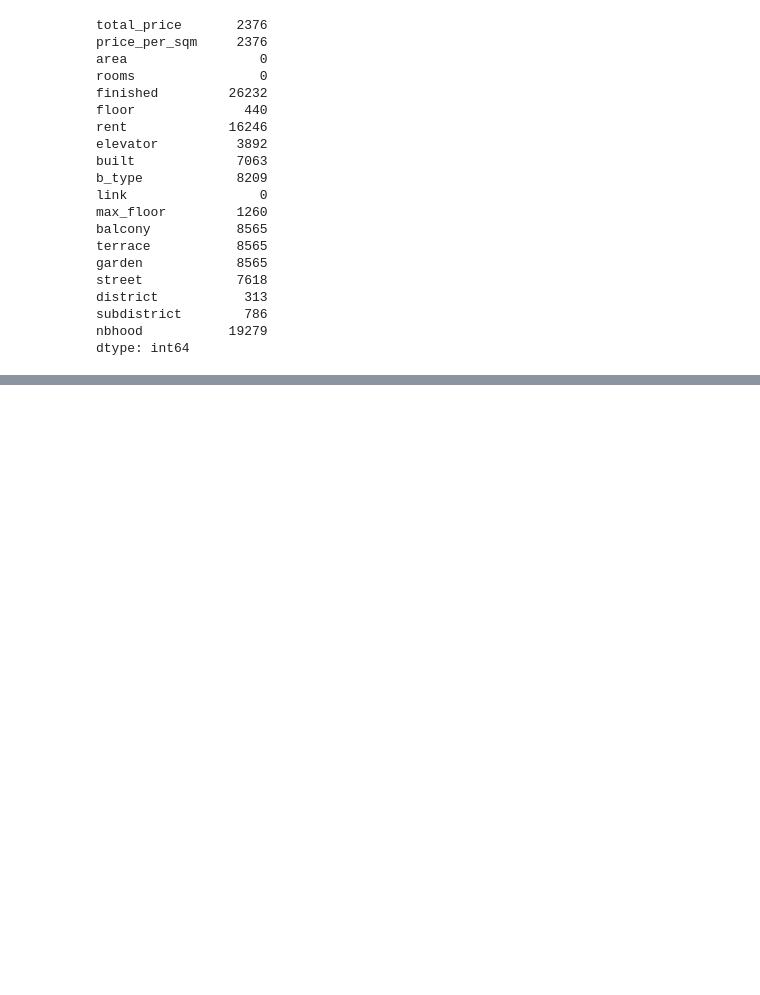
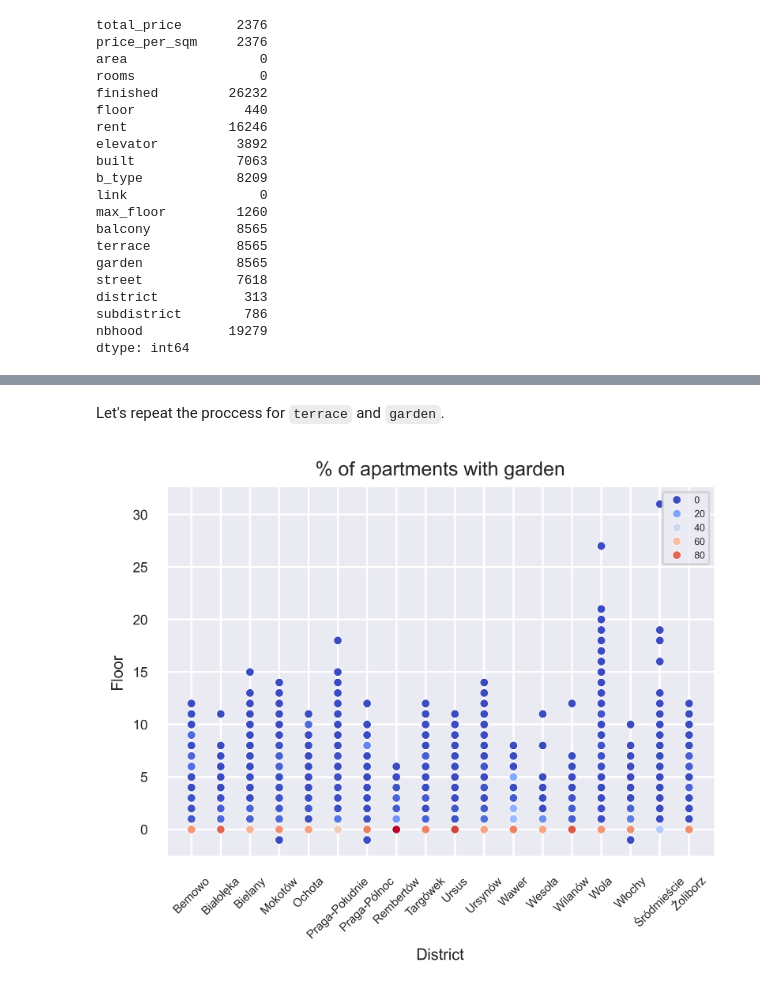
Before and after one commit to mateuszel/apartment-price-prediction, a Jupyter notebook: eda.ipynb, the cells around one changed output, grey strips where cells are left out. Cells and saved outputs as stored; diff of their text form; code cells hidden in the pictures; blank space fills up the shorter version.

```diff
--- a/eda.ipynb
+++ b/eda.ipynb
@@ -621,0 +700,20 @@ dtype: int64
+# %%
+condition = (df['floor'] == 0) & (df['balcony'] == 1)
+df.loc[condition, 'balcony'] = 0
+df.loc[condition, 'terrace'] = 1
+# %% [markdown]
+Let's repeat the proccess for ``terrace`` and ``garden``.
+# %%
+grouped = df.groupby(['district', 'floor'])['garden']
+w_balcony = grouped.sum()
+no_balcony = grouped.apply(lambda x: (x == 0.0).sum())
+ht = w_balcony/(no_balcony+w_balcony)*100
+
+sns.scatterplot(data=ht.reset_index(), x='district', y='floor', hue='garden', palette='coolwarm', s=18)
+plt.xticks(rotation=45, fontsize=6);
+plt.xlabel('District', fontsize=8);
+plt.ylabel('Floor', fontsize=8);
+plt.title("% of apartments with garden", fontsize=10);
+plt.legend(title='', fontsize=5);
+# %% [output]
+[figure, added]
```
Also changed, not shown: parts of 102 cells of this notebook, 2 other files.
